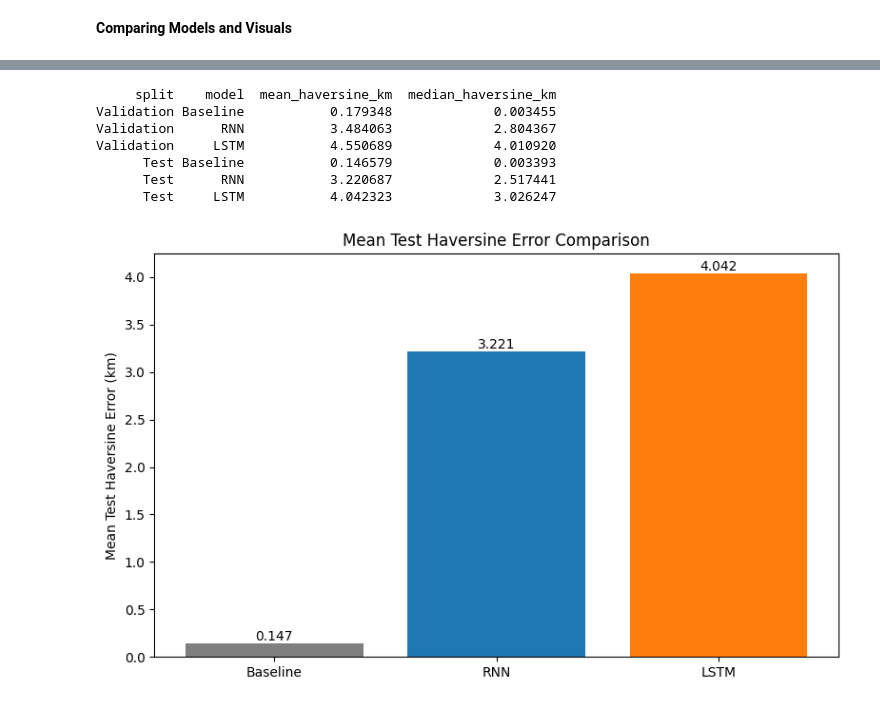
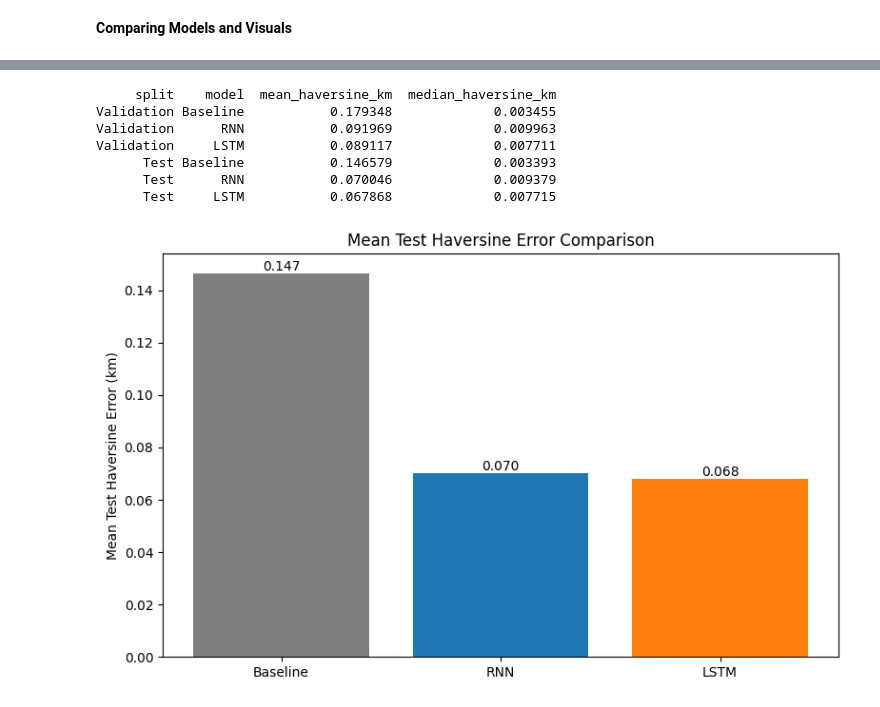
Before and after one commit to Punicbyte/AIS-Ship-Anomaly-Detection, a Jupyter notebook: ais-ship-anomaly-detection.ipynb, the cells around one changed output, grey strips where cells are left out. Saved outputs shown, nothing was run; the diff lists cells and outputs as text; code cells hidden in the pictures.

Commit message:
Now it's about the movement delta where we added it to the last_position

```diff
--- a/ais-ship-anomaly-detection.ipynb
+++ b/ais-ship-anomaly-detection.ipynb
@@ -168,10 +168,9 @@ def create_sequences(split_df):
         )
         windows = windows[:num_sequences].transpose(0, 2, 1).copy()
 
-        targets = feature_values[sequence_length:, :2].copy()
-        last_positions = feature_values[
-            sequence_length - 1:-1, :2
-        ].copy()
+        last_positions = feature_values[sequence_length - 1:-1, :2].copy()
+        true_next_positions = feature_values[sequence_length:, :2].copy()
+        targets = true_next_positions - last_positions
 
         lat_bins = np.floor((last_positions[:, 0] + 90.0) / 2.0).astype(np.int32)
         lon_bins = np.floor((last_positions[:, 1] + 180.0) / 2.0).astype(np.int32)
@@ -186,8 +185,8 @@ def create_sequences(split_df):
                 "target_timestamp": timestamps[sequence_length:],
                 "last_lat": last_positions[:, 0],
                 "last_lon": last_positions[:, 1],
-                "true_target_lat": targets[:, 0],
-                "true_target_lon": targets[:, 1],
+                "true_target_lat": true_next_positions[:, 0],
+                "true_target_lon": true_next_positions[:, 1],
                 "region_id": region_ids,
             }
         )
@@ -872,33 +881,37 @@ def collect_model_predictions(model, loader, device):
 
     for batch in loader:
         x_scaled = batch["x_scaled"].to(device)
-        y_scaled = batch["y_scaled"].to(device)
 
         output = model(x_scaled)
         if isinstance(output, tuple):
             output = output[0]
 
-        pred_scaled = output.detach().cpu().numpy()
-        true_scaled = y_scaled.detach().cpu().numpy()
+        pred_delta_scaled = output.detach().cpu().numpy()
+        pred_delta_original = inverse_target_transform(pred_delta_scaled)
 
-        pred_original = inverse_target_transform(pred_scaled)
-        true_original = inverse_target_transform(true_scaled)
+        x_original = batch["x_original"].cpu().numpy()
+        true_delta_original = batch["y_original"].cpu().numpy()
+
+        last_position = x_original[:, -1, :2]
+
+        pred_next = last_position + pred_delta_original
+        true_next = last_position + true_delta_original
 
         errors = numpy_haversine_km(
-            true_original[:, 0],
-            true_original[:, 1],
-            pred_original[:, 0],
-            pred_original[:, 1],
+            true_next[:, 0],
+            true_next[:, 1],
+            pred_next[:, 0],
+            pred_next[:, 1],
         )
 
-        batch_size = len(pred_original)
+        batch_size = len(pred_next)
         frames.append(
             pd.DataFrame(
                 {
-                    "true_lat": true_original[:, 0],
-                    "true_lon": true_original[:, 1],
-                    "pred_lat": pred_original[:, 0],
-                    "pred_lon": pred_original[:, 1],
+                    "true_lat": true_next[:, 0],
+                    "true_lon": true_next[:, 1],
+                    "pred_lat": pred_next[:, 0],
+                    "pred_lon": pred_next[:, 1],
                     "error_km": errors,
                     "mmsi_id": batch["mmsi_id"].cpu().numpy(),
                     "region_id": batch["region_id"].cpu().numpy(),
@@ -921,26 +934,28 @@ def collect_baseline_predictions(loader):
 
     for batch in loader:
         x_original = batch["x_original"].cpu().numpy()
-        y_original = batch["y_original"].cpu().numpy()
+        true_delta_original = batch["y_original"].cpu().numpy()
 
-        pred_original = x_original[:, -1, :2]
-        true_original = y_original[:, :2]
+        last_position = x_original[:, -1, :2]
+
+        pred_next = last_position
+        true_next = last_position + true_delta_original
 
         errors = numpy_haversine_km(
-            true_original[:, 0],
-            true_original[:, 1],
-            pred_original[:, 0],
-            pred_original[:, 1],
+            true_next[:, 0],
+            true_next[:, 1],
+            pred_next[:, 0],
+            pred_next[:, 1],
         )
 
-        batch_size = len(pred_original)
+        batch_size = len(pred_next)
         frames.append(
             pd.DataFrame(
                 {
-                    "true_lat": true_original[:, 0],
-                    "true_lon": true_original[:, 1],
-                    "pred_lat": pred_original[:, 0],
-                    "pred_lon": pred_original[:, 1],
+                    "true_lat": true_next[:, 0],
+                    "true_lon": true_next[:, 1],
+                    "pred_lat": pred_next[:, 0],
+                    "pred_lon": pred_next[:, 1],
                     "error_km": errors,
                     "mmsi_id": batch["mmsi_id"].cpu().numpy(),
                     "region_id": batch["region_id"].cpu().numpy(),
@@ -1274,8 +1289,8 @@ plt.show()
      split    model  mean_haversine_km  median_haversine_km
 Validation Baseline           0.179348             0.003455
-Validation      RNN           3.484063             2.804367
-Validation     LSTM           4.550689             4.010920
+Validation      RNN           0.091969             0.009963
+Validation     LSTM           0.089117             0.007711
       Test Baseline           0.146579             0.003393
-      Test      RNN           3.220687             2.517441
-      Test     LSTM           4.042323             3.026247
+      Test      RNN           0.070046             0.009379
+      Test     LSTM           0.067868             0.007715
-[figure, old version]
+[figure, new version]
```
Also changed, not shown: parts of 2 cells of this notebook.
